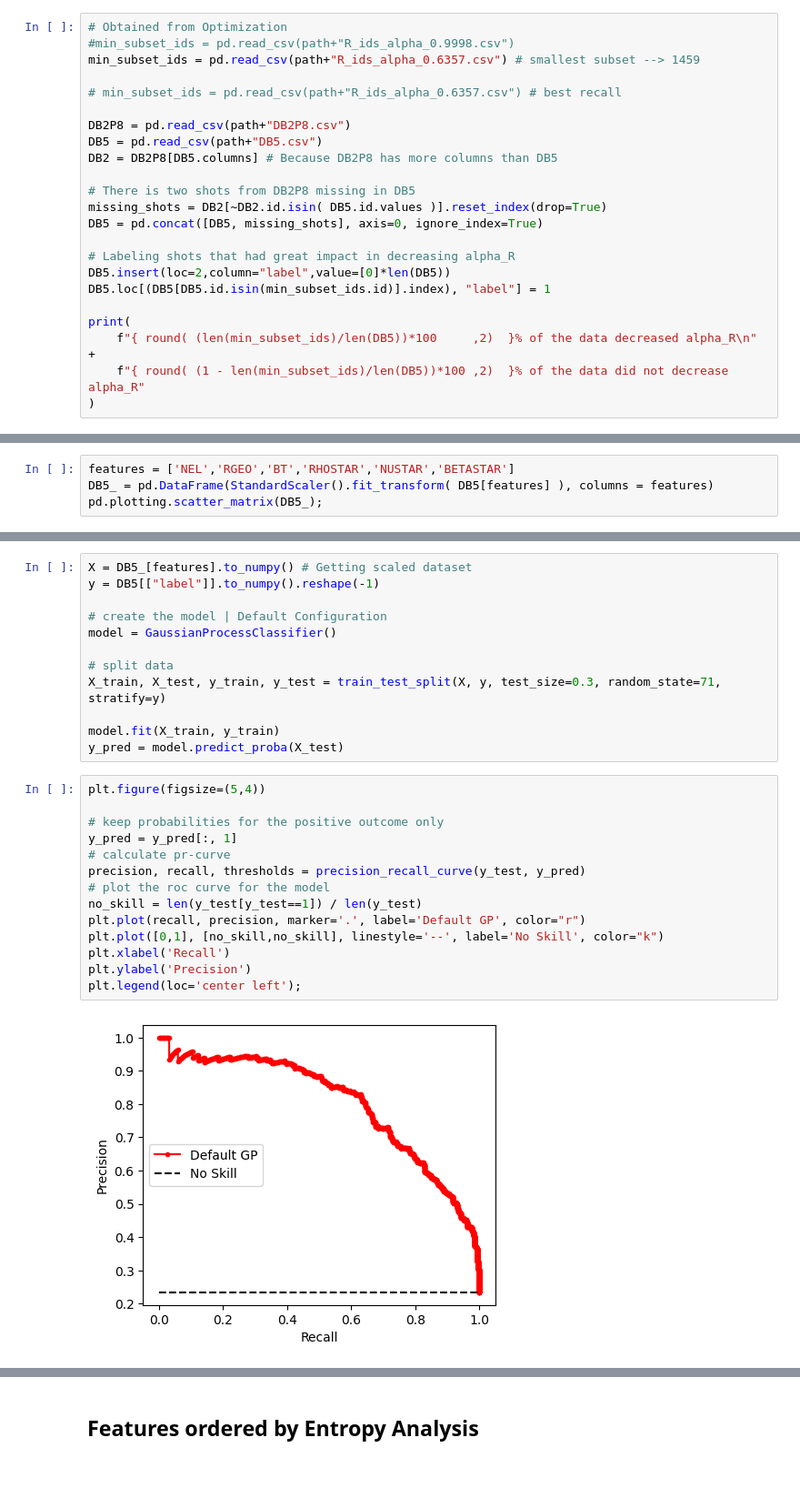
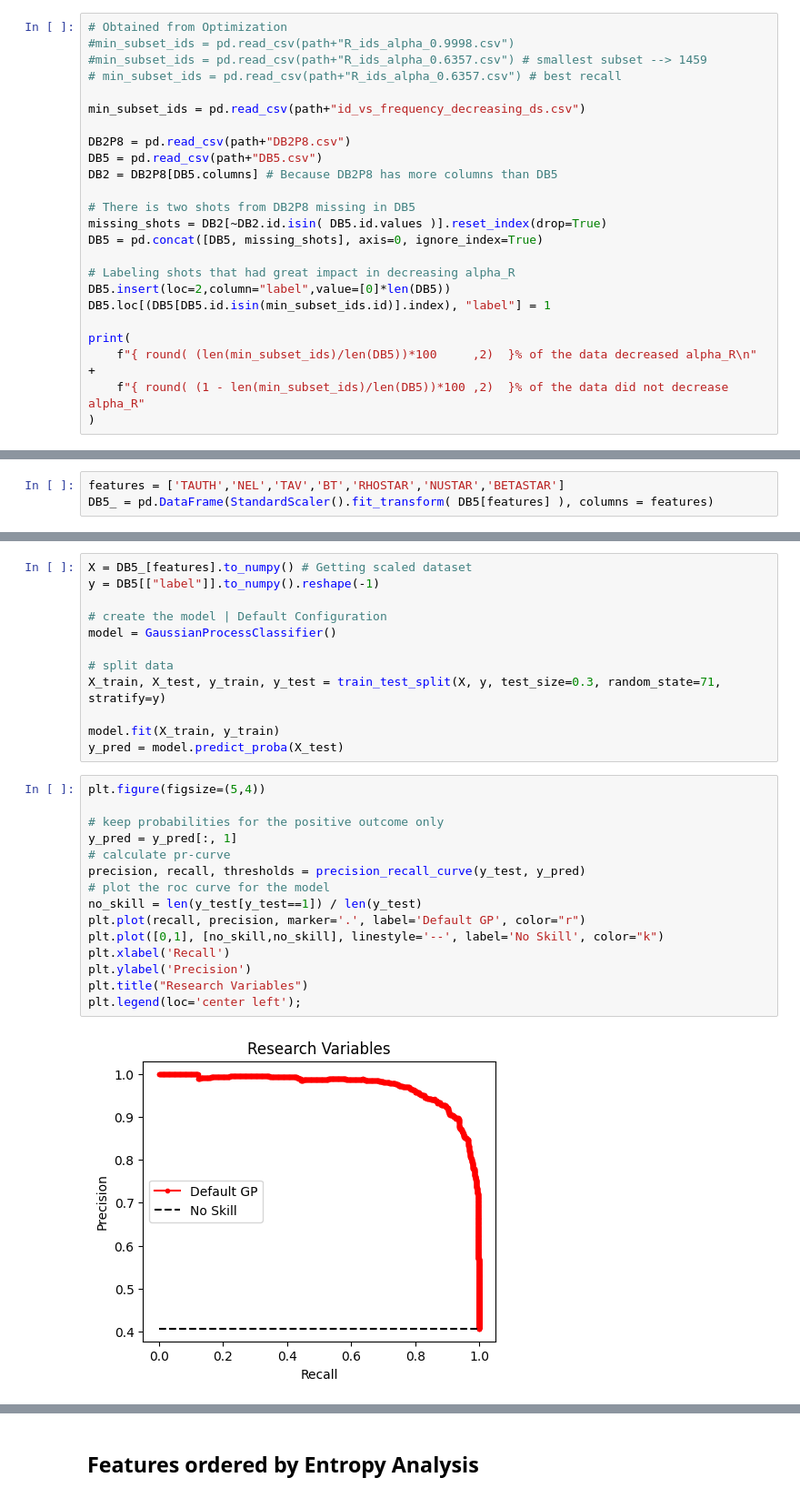
Before and after one commit to Chinnasf/FUSION-EP-Master-Thesis, a Jupyter notebook: Classification/GP.ipynb, the cells around one changed output, grey strips where cells are left out. Shown at 91% size. Drawn from its saved outputs; the diff is of its cells as text; blank space fills up the shorter version.

```diff
--- a/Classification/GP.ipynb
+++ b/Classification/GP.ipynb
@@ -22,9 +22,10 @@ path = "../data/"
 # %%
 # Obtained from Optimization
 #min_subset_ids = pd.read_csv(path+"R_ids_alpha_0.9998.csv")
-min_subset_ids = pd.read_csv(path+"R_ids_alpha_0.6357.csv") # smallest subset --> 1459
+#min_subset_ids = pd.read_csv(path+"R_ids_alpha_0.6357.csv") # smallest subset --> 1459
+# min_subset_ids = pd.read_csv(path+"R_ids_alpha_0.6357.csv") # best recall
 
-# min_subset_ids = pd.read_csv(path+"R_ids_alpha_0.6357.csv") # best recall
+min_subset_ids = pd.read_csv(path+"id_vs_frequency_decreasing_ds.csv")
 
 DB2P8 = pd.read_csv(path+"DB2P8.csv")
 DB5 = pd.read_csv(path+"DB5.csv")
@@ -108,4 +110,3 @@ precision_recall_fscore_support(y_test, y_pred_, labels=[1,0])
 # %%
-features = ['NEL','RGEO','BT','RHOSTAR','NUSTAR','BETASTAR']
+features = ['TAUTH','NEL','TAV','BT','RHOSTAR','NUSTAR','BETASTAR']
 DB5_ = pd.DataFrame(StandardScaler().fit_transform( DB5[features] ), columns = features)
-pd.plotting.scatter_matrix(DB5_);
@@ -126,19 +125,20 @@ y_pred = model.predict_proba(X_test)
 # %%
 plt.figure(figsize=(5,4))
 
 # keep probabilities for the positive outcome only
 y_pred = y_pred[:, 1]
 # calculate pr-curve
 precision, recall, thresholds = precision_recall_curve(y_test, y_pred)
 # plot the roc curve for the model
 no_skill = len(y_test[y_test==1]) / len(y_test)
 plt.plot(recall, precision, marker='.', label='Default GP', color="r")
 plt.plot([0,1], [no_skill,no_skill], linestyle='--', label='No Skill', color="k")
 plt.xlabel('Recall')
 plt.ylabel('Precision')
+plt.title("Research Variables")
 plt.legend(loc='center left');
 # %% [output]
-[figure, old version]
+[figure, new version]
 # %%
 y_pred_ = model.predict(X_test)
 precision_recall_fscore_support(y_test, y_pred_, labels=[1,0])
```
Also changed, not shown: parts of 15 cells of this notebook, 6 other files.
